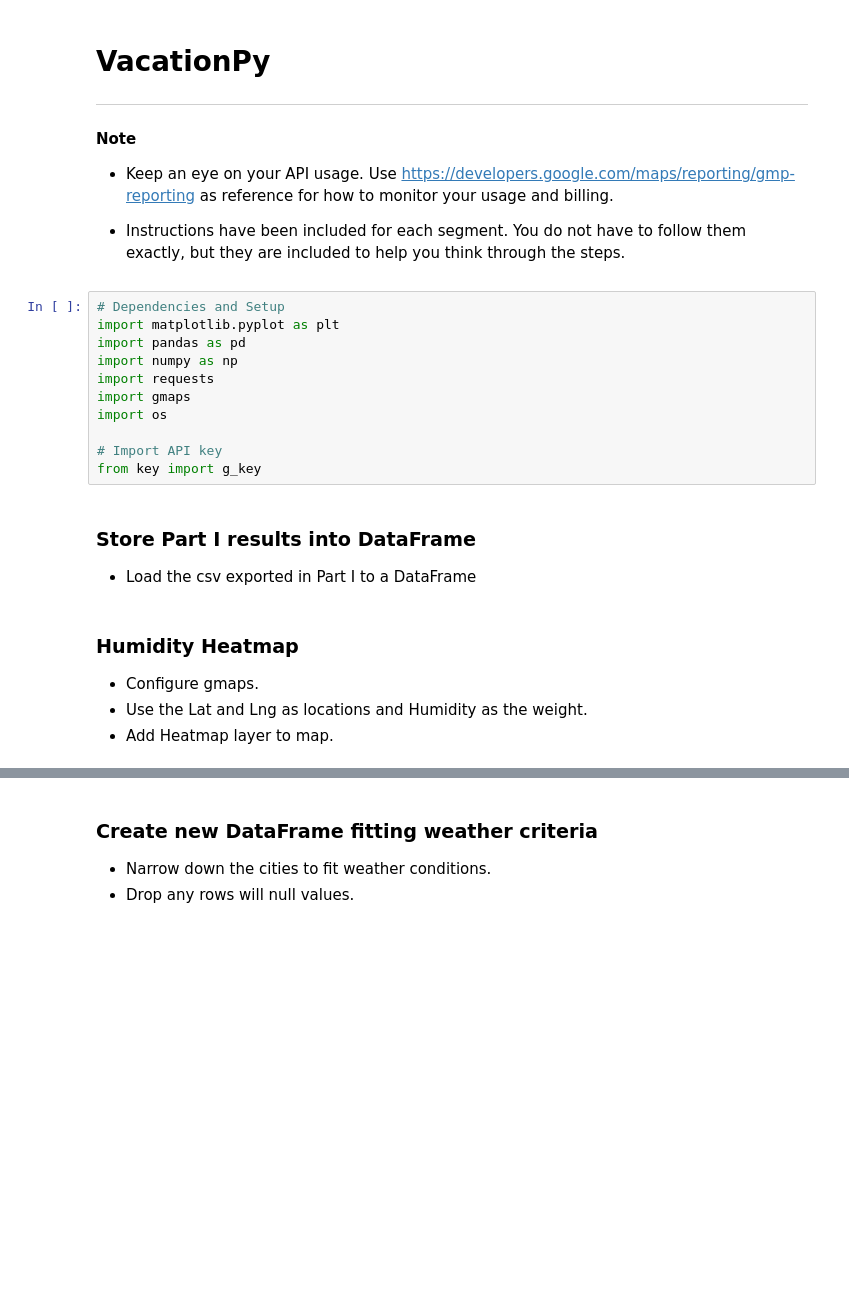
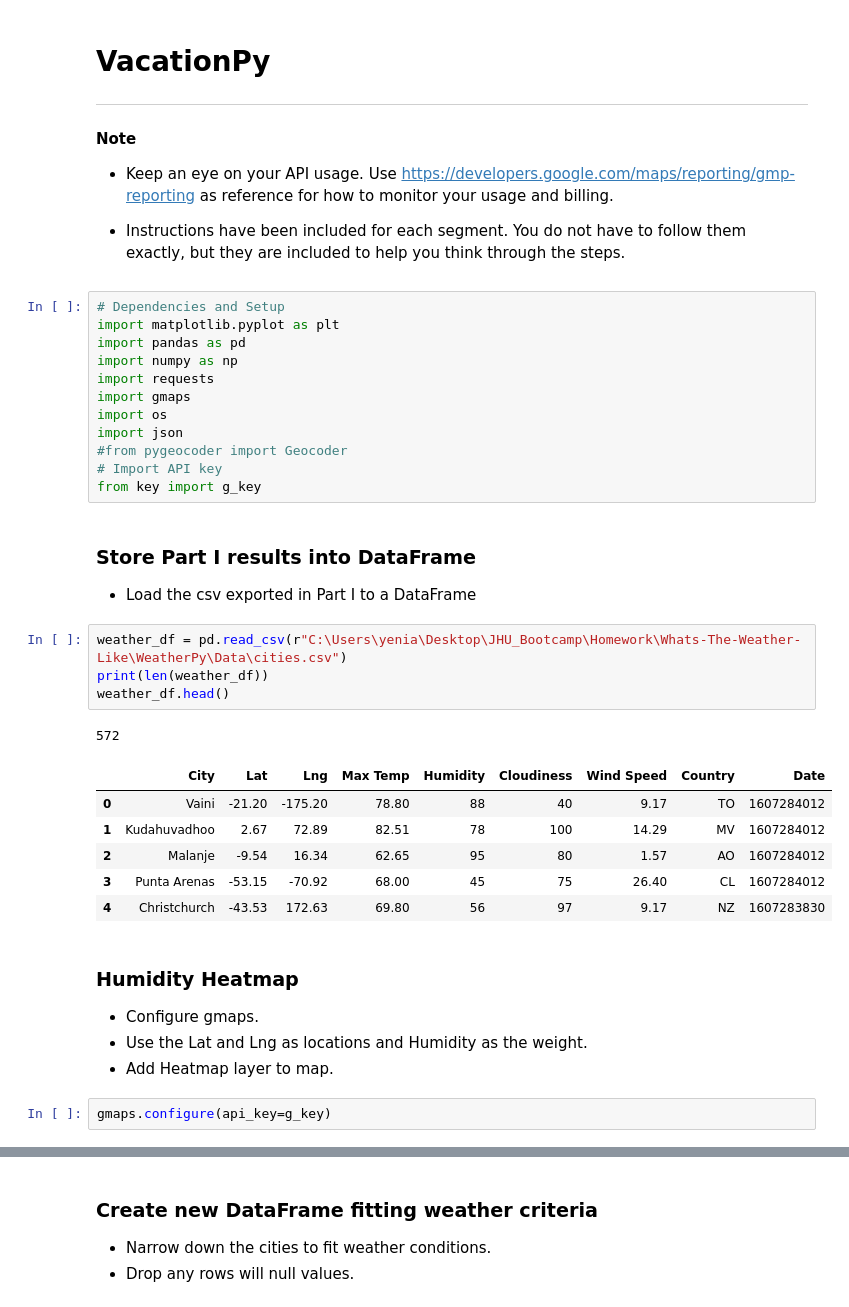
Before and after one commit to yperez0914/Whats-The-Weather-Like, a Jupyter notebook: VacationPy/VacationPy.ipynb, the cells around one changed output, grey strips where cells are left out. Saved outputs shown, nothing was run; the diff lists cells and outputs as text; blank space fills up the shorter version.

```diff
--- a/VacationPy/VacationPy.ipynb
+++ b/VacationPy/VacationPy.ipynb
@@ -14,14 +14,29 @@ import numpy as np
 import requests
 import gmaps
 import os
-
+import json
+#from pygeocoder import Geocoder
 # Import API key
 from key import g_key
 # %% [markdown]
 ### Store Part I results into DataFrame
 * Load the csv exported in Part I to a DataFrame
+# %%
+weather_df = pd.read_csv(r"C:\Users\yenia\Desktop\JHU_Bootcamp\Homework\Whats-The-Weather-Like\WeatherPy\Data\cities.csv")
+print(len(weather_df))
+weather_df.head()
+# %% [output]
+572
+|  | City | Lat | Lng | Max Temp | Humidity | Cloudiness | Wind Speed | Country | Date |
+| 0 | Vaini | -21.20 | -175.20 | 78.80 | 88 | 40 | 9.17 | TO | 1607284012 |
+| 1 | Kudahuvadhoo | 2.67 | 72.89 | 82.51 | 78 | 100 | 14.29 | MV | 1607284012 |
+| 2 | Malanje | -9.54 | 16.34 | 62.65 | 95 | 80 | 1.57 | AO | 1607284012 |
+| 3 | Punta Arenas | -53.15 | -70.92 | 68.00 | 45 | 75 | 26.40 | CL | 1607284012 |
+| 4 | Christchurch | -43.53 | 172.63 | 69.80 | 56 | 97 | 9.17 | NZ | 1607283830 |
 # %% [markdown]
 ### Humidity Heatmap
 * Configure gmaps.
 * Use the Lat and Lng as locations and Humidity as the weight.
 * Add Heatmap layer to map.
+# %%
+gmaps.configure(api_key=g_key)
```
Also changed, not shown: parts of 7 cells of this notebook, 25 other files.
